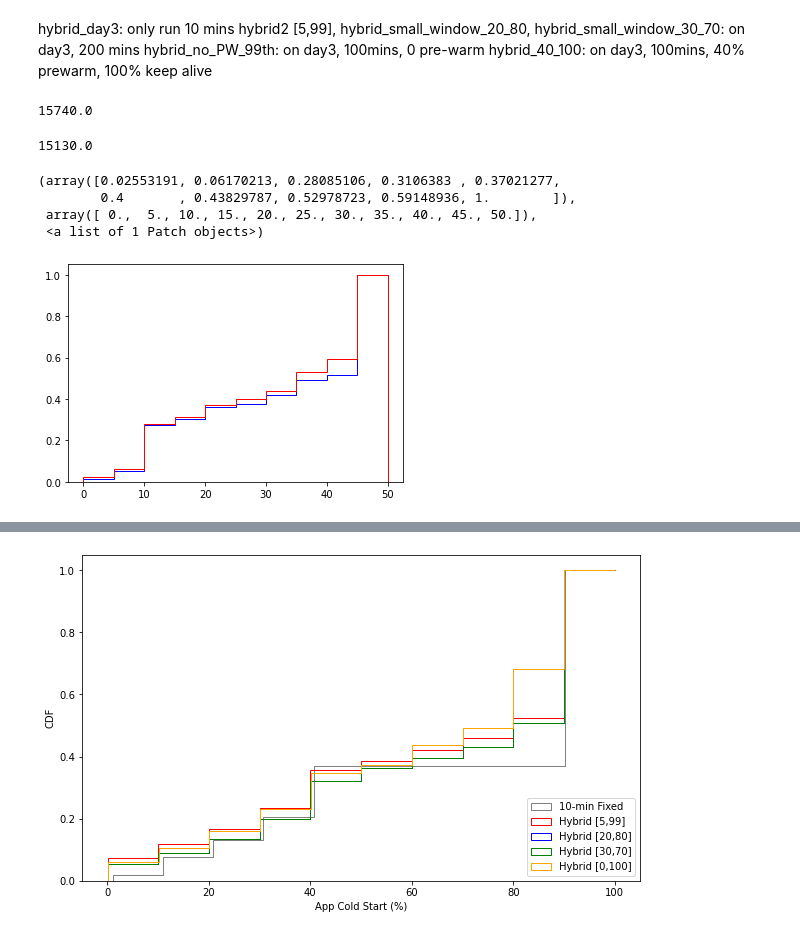
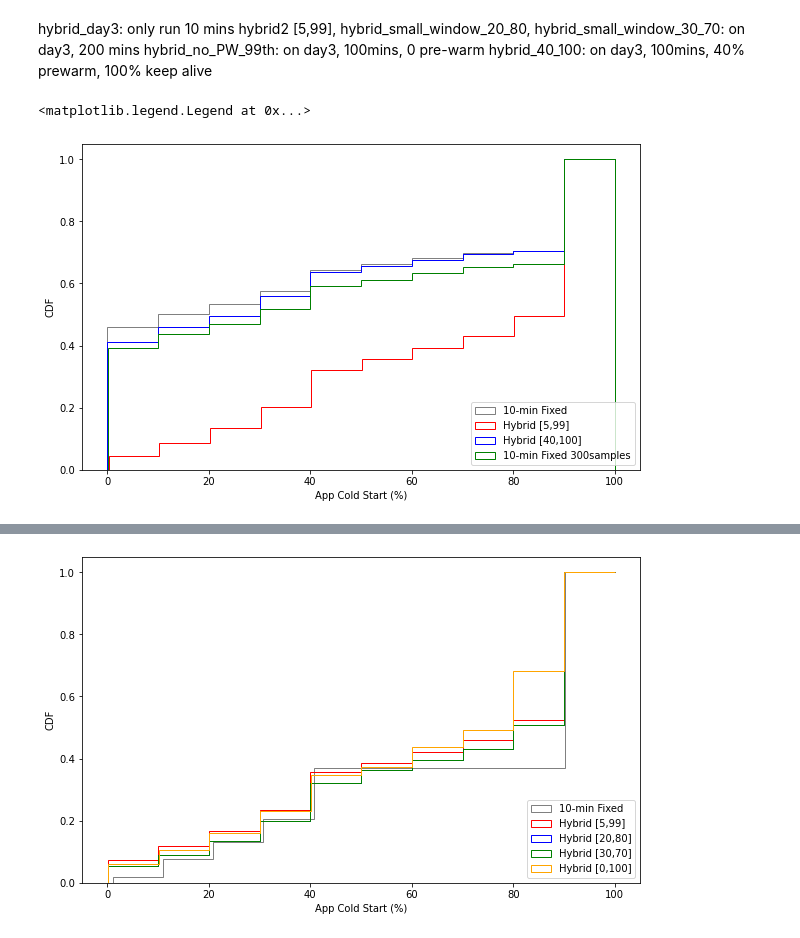
Before and after one commit to andreaskuster/reproducing-serverless-in-the-wild, a Jupyter notebook: model/draw_plt.ipynb, the cells around one changed output, grey strips where cells are left out. Saved outputs shown, nothing was run; the diff lists cells and outputs as text; code cells hidden in the pictures.

Commit message:
Exp & bugfix: waste time bug, prewarm bug, cold start bug.

```diff
--- a/model/draw_plt.ipynb
+++ b/model/draw_plt.ipynb
@@ -6,14 +6,11 @@ hybrid_40_100: on day3, 100mins, 40% prewarm, 100% keep alive
 # %%
 import numpy as np
 import matplotlib.pyplot as plt
-hybrid_test = np.load('../result/hybrid_test.npz')
-hybrid = np.load('../result/hybrid_day3.npz')
-hybrid2 = np.load('../result/hybrid2.npz')
-hybrid_20 = np.load('../result/hybrid_small_window_20_80.npz')
-hybrid_30 = np.load('../result/hybrid_small_window_30_70.npz')
-hybrid_no_PW_99th = np.load('../result/hybrid_no_PW_99th.npz')
-hybrid_40_100 = np.load('../result/hybrid_40_100.npz')
 
-keep_test = np.load('../result/keep_test.npz')
-keep_alive = np.load('../result/keep_alive_day3.npz')
-keep_alive2 = np.load('../result/keep2.npz')
+hybrid_40_100 = np.load('../result/all/hybrid_40_100.npz')
+
+fixed10mins_300sample = np.load('../result/all/fixed10mins_300sample.npz')
+fixed10mins_500sample = np.load('../result/all/fixed10mins_500sample.npz')
+
+hybrid_5_99_sample300 = np.load('../result/all/hybrid_5_99_sample300.npz')
+hybrid_5_99_sample500 = np.load('../result/all/hybrid_5_99_sample500.npz')
@@ -33,17 +17,28 @@ cold_keep_alive2, waste_keep_alive2 = keep_alive2["cold_start"], keep_alive2["wa
-# %%
-waste_keep_alive_test.sum()
-# %% [output]
-15740.0
-# %%
-waste_hybrid_test.sum()
-# %% [output]
-15130.0
-# %%
-plt.hist(waste_keep_alive_test, cumulative=True, histtype='step', density=True, color='b')
-plt.hist(waste_hybrid_test, cumulative=True, histtype='step', density=True, color='red')
-# %% [output]
-(array([0.02553191, 0.06170213, 0.28085106, 0.3106383 , 0.37021277,
-        0.4       , 0.43829787, 0.52978723, 0.59148936, 1.        ]),
- array([ 0.,  5., 10., 15., 20., 25., 30., 35., 40., 45., 50.]),
- <a list of 1 Patch objects>)
-[figure, removed]
+# %%
+cold_hybrid_40_100, waste_hybrid_40_100 = hybrid_40_100["cold_start"], hybrid_40_100["waste_memory_time"]
+
+cold_fixed10mins_300sample, waste_fixed10mins_300sample = fixed10mins_300sample["cold_start"], fixed10mins_300sample["waste_memory_time"]
+cold_fixed10mins_500sample, waste_fixed10mins_500sample = fixed10mins_500sample["cold_start"], fixed10mins_500sample["waste_memory_time"]
+
+cold_hybrid_5_99_sample300, waste_hybrid_5_99_sample300 = hybrid_5_99_sample300["cold_start"], hybrid_5_99_sample300["waste_memory_time"]
+cold_hybrid_5_99_sample500, waste_hybrid_5_99_sample500 = hybrid_5_99_sample500["cold_start"], hybrid_5_99_sample500["waste_memory_time"]
+# %%
+# plt.hist(cold_keep_alive, cumulative=True, histtype='step', density=True, color='b')
+plt.figure(figsize=(10,6))
+_, _, patches0=plt.hist(cold_fixed10mins_500sample, cumulative=True, histtype='step', density=True, color='grey')
+_, _, patches1=plt.hist(cold_hybrid_5_99_sample500, cumulative=True, histtype='step', density=True, color='red')
+_, _, patches2=plt.hist(cold_hybrid_40_100, cumulative=True, histtype='step', density=True, color='blue')
+_, _, patches3=plt.hist(cold_fixed10mins_300sample, cumulative=True, histtype='step', density=True, color='green')
+# _, _, patches4=plt.hist(cold_hybrid_no_PW, cumulative=True, histtype='step', density=True, color='orange')
+patches0[0].set_xy(patches0[0].get_xy()[:-1])
+patches1[0].set_xy(patches1[0].get_xy()[:-1])
+patches2[0].set_xy(patches2[0].get_xy()[:-1])
+# patches3[0].set_xy(patches3[0].get_xy()[:-1])
+# patches4[0].set_xy(patches4[0].get_xy()[:-1])
+plt.xlabel("App Cold Start (%)")
+plt.ylabel("CDF")
+plt.legend(["10-min Fixed", "Hybrid [5,99]", "Hybrid [40,100]", "10-min Fixed 300samples","Hybrid [0,100]"],loc=4)
+# plt.savefig('../exp/cold_start_hybrid.pdf')
+# %% [output]
+<matplotlib.legend.Legend at 0x...>
+[figure, added]
```
Also changed, not shown: parts of 12 cells of this notebook, 16 other files.
